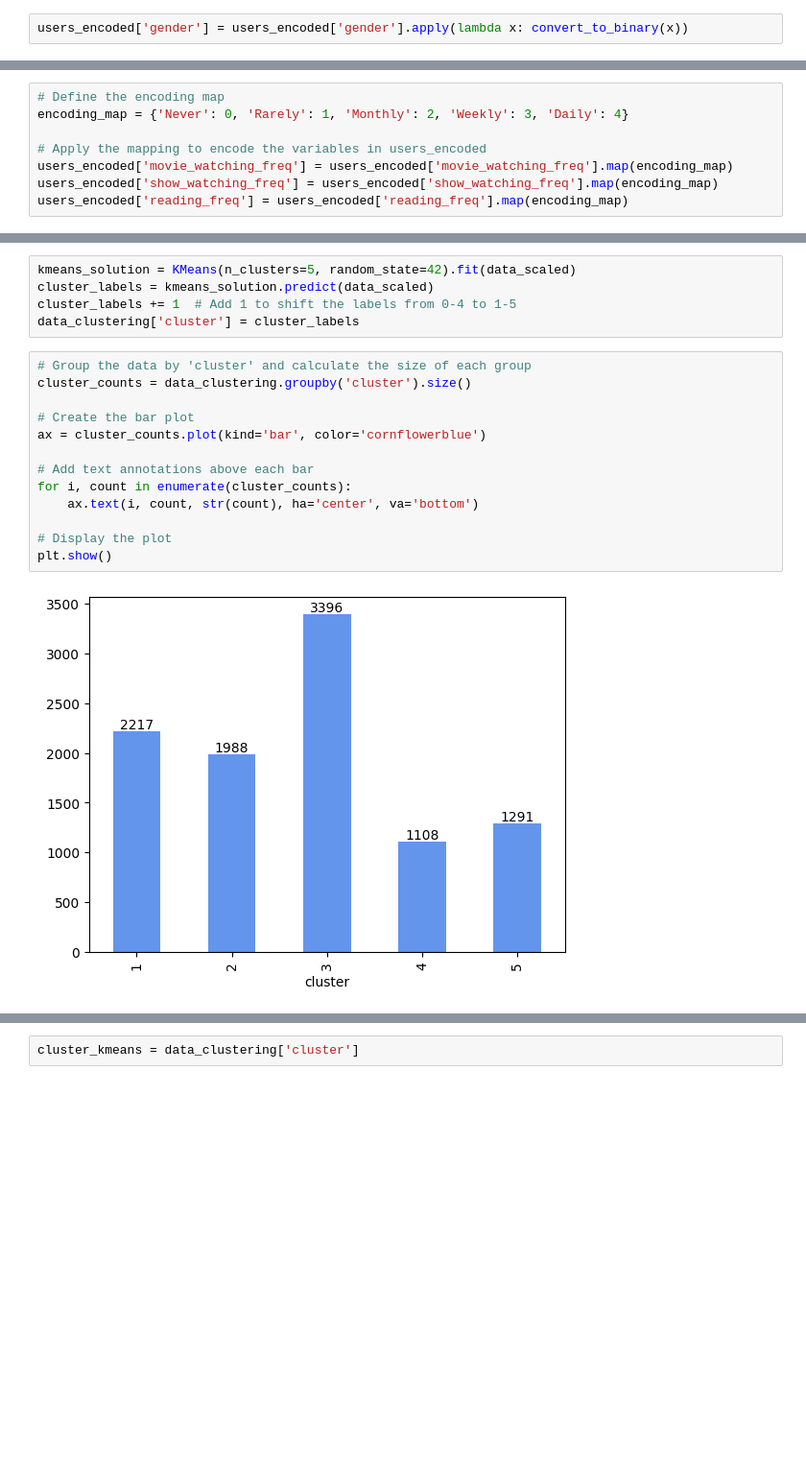
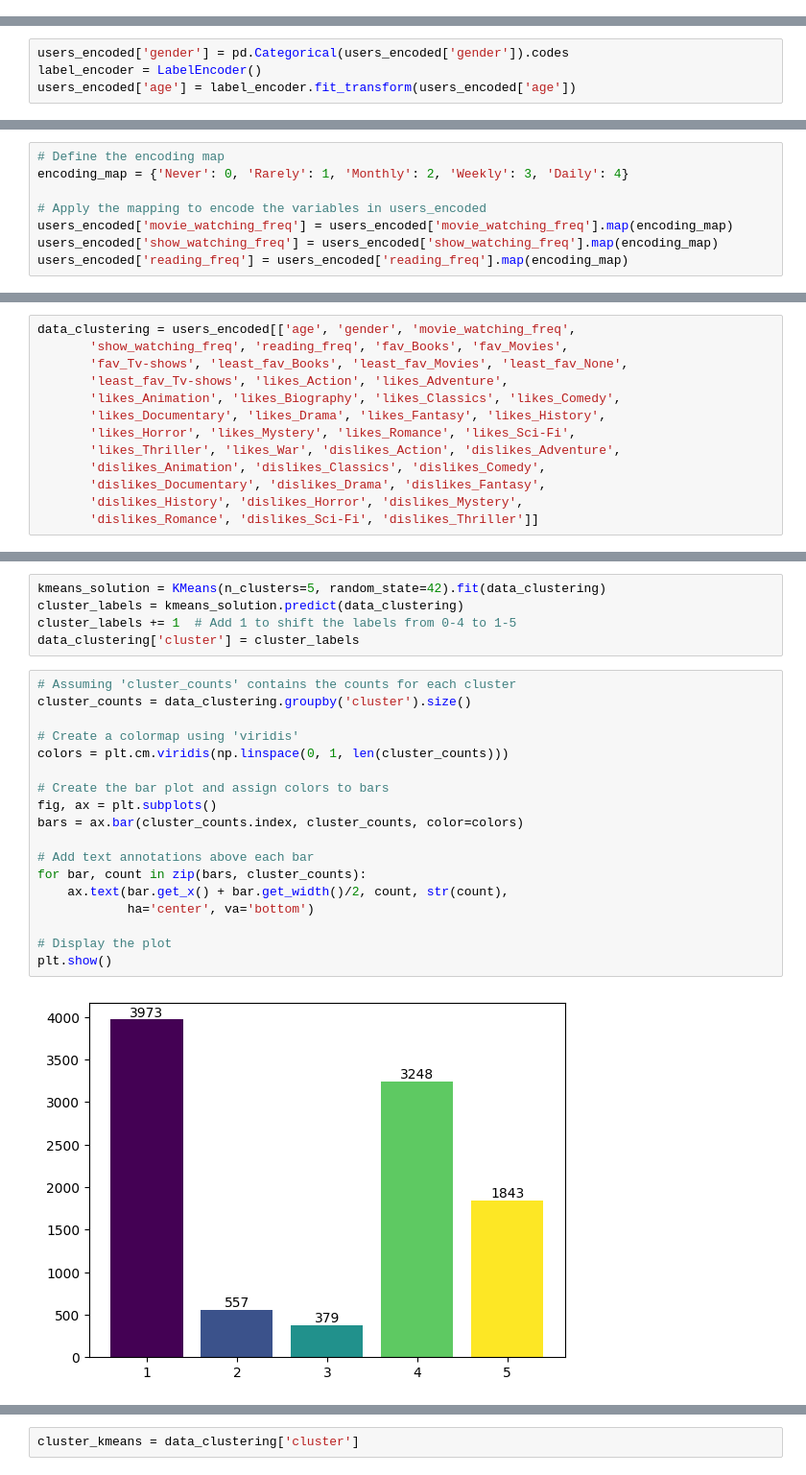
Before and after one commit to xandga/Capstone-Project, a Jupyter notebook: Clustering.ipynb, the cells around one changed output, grey strips where cells are left out. Shown: that part at 96% size. Drawn from its saved outputs; the diff is of its cells as text; blank space fills up the shorter version.

Commit message:
clustering_organization

```diff
--- a/Clustering.ipynb
+++ b/Clustering.ipynb
@@ -75,2 +113,0 @@ def convert_to_binary(value):
-# %%
-users_encoded['gender'] = users_encoded['gender'].apply(lambda x: convert_to_binary(x))
@@ -93,3 +116,7 @@ users_encoded
+# %%
+users_encoded['gender'] = pd.Categorical(users_encoded['gender']).codes
+label_encoder = LabelEncoder()
+users_encoded['age'] = label_encoder.fit_transform(users_encoded['age'])
 # %%
 # Preprocess the columns to standardize the combinations
 users_encoded['fav_entertainment'] = users_encoded['fav_entertainment'].apply(lambda x: ', '.join(sorted(x.split(', '))))
@@ -230,3 +189,16 @@ data_scaled = feat_scaler.fit_transform(data_clustering)
+# %%
+data_clustering = users_encoded[['age', 'gender', 'movie_watching_freq',
+       'show_watching_freq', 'reading_freq', 'fav_Books', 'fav_Movies',
+       'fav_Tv-shows', 'least_fav_Books', 'least_fav_Movies', 'least_fav_None',
+       'least_fav_Tv-shows', 'likes_Action', 'likes_Adventure',
+       'likes_Animation', 'likes_Biography', 'likes_Classics', 'likes_Comedy',
+       'likes_Documentary', 'likes_Drama', 'likes_Fantasy', 'likes_History',
+       'likes_Horror', 'likes_Mystery', 'likes_Romance', 'likes_Sci-Fi',
+       'likes_Thriller', 'likes_War', 'dislikes_Action', 'dislikes_Adventure',
+       'dislikes_Animation', 'dislikes_Classics', 'dislikes_Comedy',
+       'dislikes_Documentary', 'dislikes_Drama', 'dislikes_Fantasy',
+       'dislikes_History', 'dislikes_Horror', 'dislikes_Mystery',
+       'dislikes_Romance', 'dislikes_Sci-Fi', 'dislikes_Thriller']]
 # %%
 dispersion = []
 for k in range(1, 20):
@@ -244,20 +216,25 @@ Initialy tried with 5 clusters as suggested by the plots of dispersion and silho
 # %%
-kmeans_solution = KMeans(n_clusters=5, random_state=42).fit(data_scaled)
-cluster_labels = kmeans_solution.predict(data_scaled)
+kmeans_solution = KMeans(n_clusters=5, random_state=42).fit(data_clustering)
+cluster_labels = kmeans_solution.predict(data_clustering)
 cluster_labels += 1  # Add 1 to shift the labels from 0-4 to 1-5
 data_clustering['cluster'] = cluster_labels
 # %%
-# Group the data by 'cluster' and calculate the size of each group
+# Assuming 'cluster_counts' contains the counts for each cluster
 cluster_counts = data_clustering.groupby('cluster').size()
 
-# Create the bar plot
-ax = cluster_counts.plot(kind='bar', color='cornflowerblue')
+# Create a colormap using 'viridis'
+colors = plt.cm.viridis(np.linspace(0, 1, len(cluster_counts)))
+
+# Create the bar plot and assign colors to bars
+fig, ax = plt.subplots()
+bars = ax.bar(cluster_counts.index, cluster_counts, color=colors)
 
 # Add text annotations above each bar
-for i, count in enumerate(cluster_counts):
-    ax.text(i, count, str(count), ha='center', va='bottom')
+for bar, count in zip(bars, cluster_counts):
+    ax.text(bar.get_x() + bar.get_width()/2, count, str(count),
+            ha='center', va='bottom')
 
 # Display the plot
 plt.show()
 # %% [output]
-[figure, old version]
+[figure, new version]
```
Also changed, not shown: parts of 47 cells of this notebook, 3 other files.
